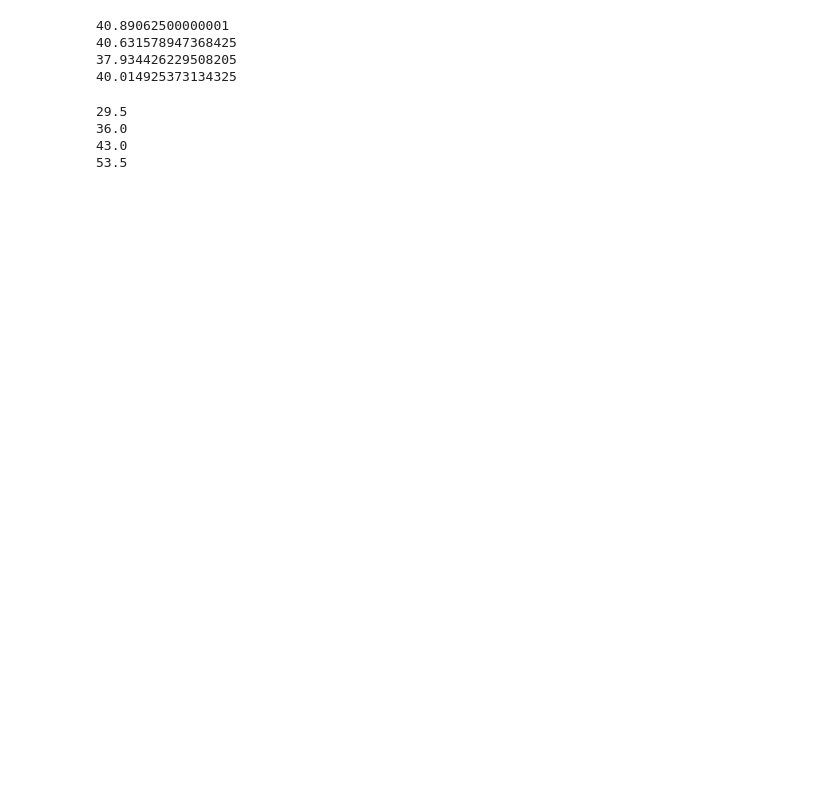
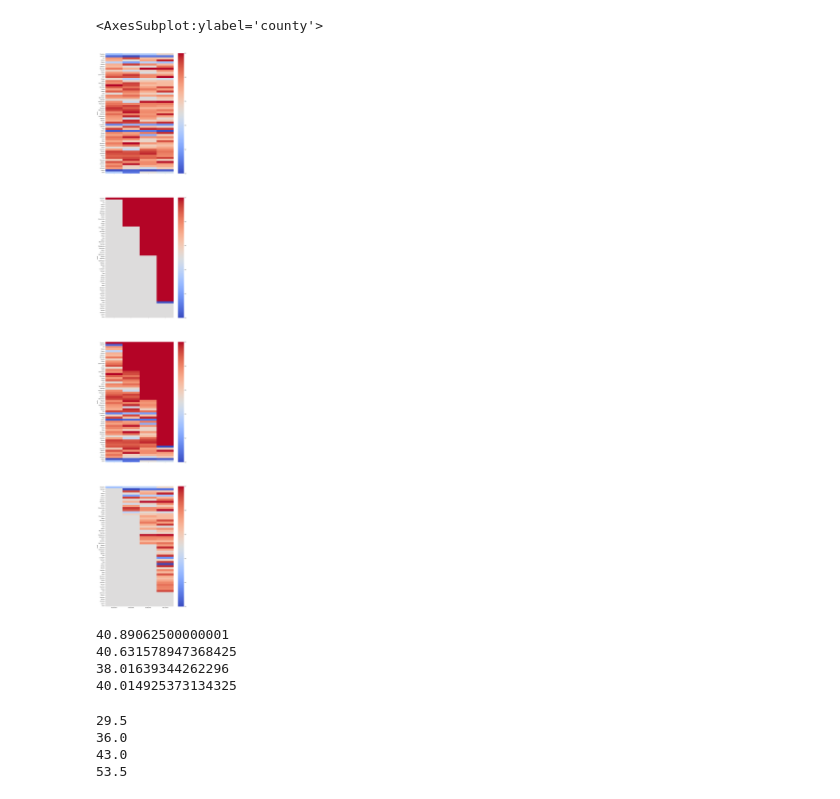
Before and after one commit to Sreetam/tamarindncilantro, a Jupyter notebook: visualisation.ipynb, the cells around one changed output. Saved outputs shown, nothing was run; the diff lists cells and outputs as text; code cells hidden in the pictures; blank space fills up the shorter version.

```diff
--- a/visualisation.ipynb
+++ b/visualisation.ipynb
@@ -41,25 +41,24 @@ for i in range(df.shape[0]):
             truth[i][j] = pred[i][j]
 r_df = pd.DataFrame(truth, columns=df.columns, index=s_df.index)
 # %%
-for i in schemes:
-    fig, axs = plt.subplots(nrows=4, sharex=True)
-    fig.set_figwidth(15)
-    fig.set_figheight(100)
+fig, axs = plt.subplots(nrows=4, sharex=True)
+fig.set_figwidth(15)
+fig.set_figheight(100)
 
-    sns.heatmap(x_df[df.columns], ax=axs[0], cmap=i)
-    sns.heatmap(df, ax=axs[1], cmap=i)
-    sns.heatmap(m_df, ax=axs[2], cmap=i)
-    sns.heatmap(r_df, ax=axs[3], cmap=i)
-
-    fig.savefig('./results/'+i+".png")
-    plt.close(fig)
+sns.heatmap(x_df[df.columns], ax=axs[0], cmap='coolwarm')
+sns.heatmap(df, ax=axs[1], cmap='coolwarm')
+sns.heatmap(m_df, ax=axs[2], cmap='coolwarm')
+sns.heatmap(r_df, ax=axs[3], cmap='coolwarm')
+# %% [output]
+<AxesSubplot:ylabel='county'>
+[figure, added]
 # %%
 for i in df.columns:
     print(x_df[i].sum())
 # %% [output]
 40.89062500000001
 40.631578947368425
-37.934426229508205
+38.01639344262296
 40.014925373134325
 # %%
 for i in df.columns:
```
Also changed, not shown: 6 other files.
